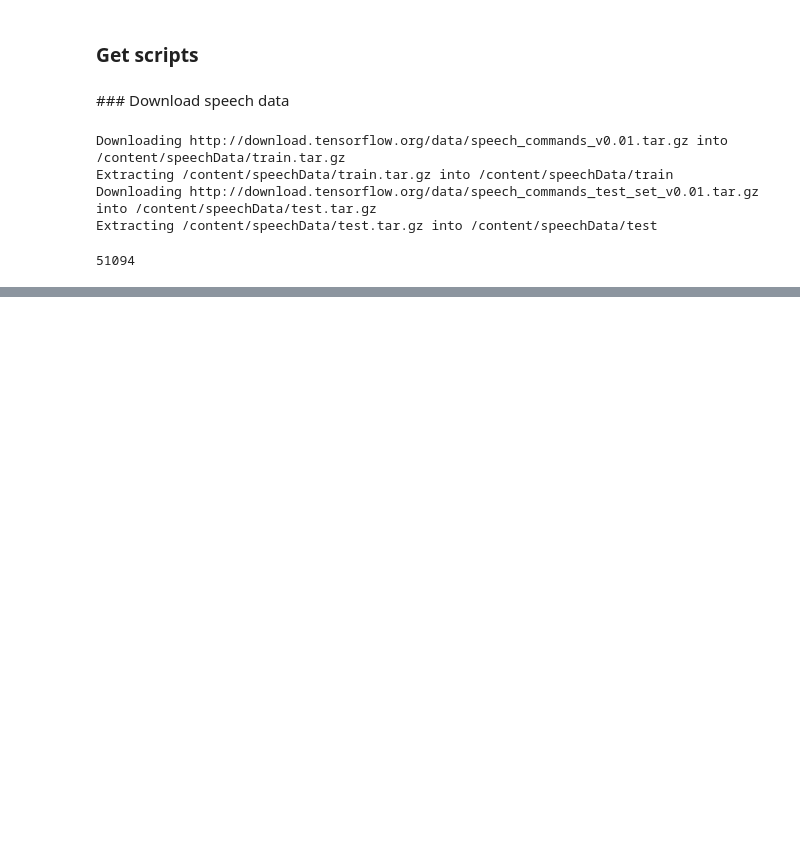
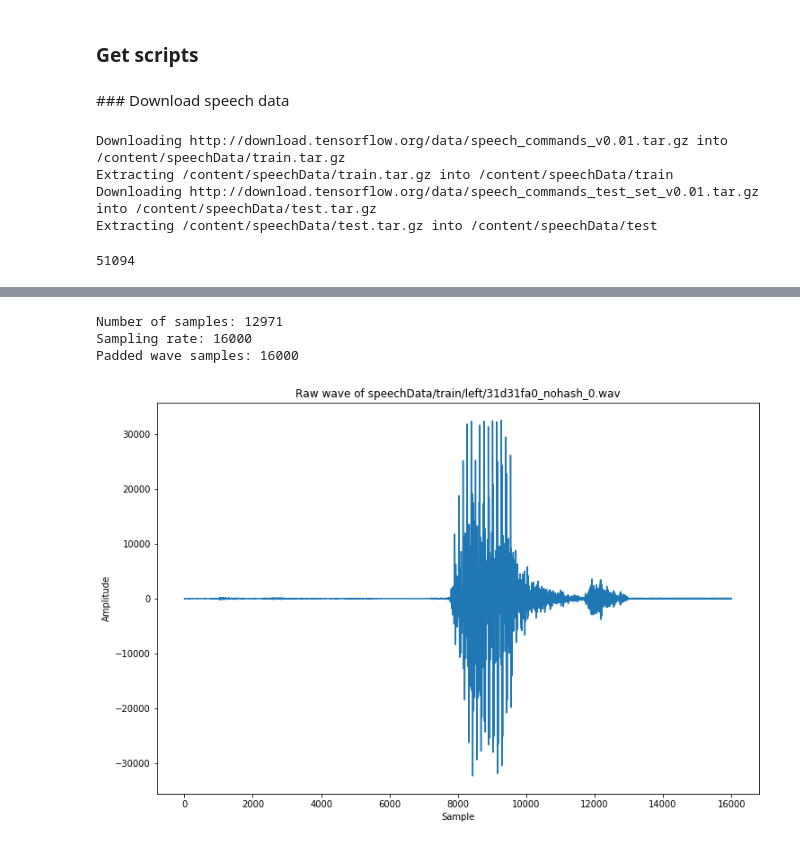
Before and after one commit to Mmiglio/SpeechRecognition, a Jupyter notebook: notebooks/exploratoryAnalysis.ipynb, the cells around one changed output, grey strips where cells are left out. Cells and saved outputs as stored; diff of their text form; code cells hidden in the pictures; blank space fills up the shorter version.

```diff
--- a/notebooks/exploratoryAnalysis.ipynb
+++ b/notebooks/exploratoryAnalysis.ipynb
@@ -22,0 +132,24 @@ len(dataDict['train']['files'])
+# %%
+import numpy as np
+
+f = dataDict['train']['files'][3]
+sampling_rate, wave = wavfile.read(f)
+print("Number of samples: {}".format(len(wave)))
+print("Sampling rate: {}".format(sampling_rate))
+
+if len(wave) < 16000:
+    silence_part = np.random.randint(-50, 50, 16000-len(wave))
+    wave = np.append(np.asarray(wave), silence_part)
+    print('Padded wave samples: {}'.format(len(wave)))
+
+fig, ax = plt.subplots(figsize=(12,8))
+ax.plot(range(len(wave)), wave)
+ax.set_title('Raw wave of ' + f)
+ax.set_ylabel('Amplitude')
+ax.set_xlabel('Sample')
+fig.show()
+# %% [output]
+Number of samples: 12971
+Sampling rate: 16000
+Padded wave samples: 16000
+[figure, added]
```
Also changed, not shown: parts of 12 cells of this notebook.
